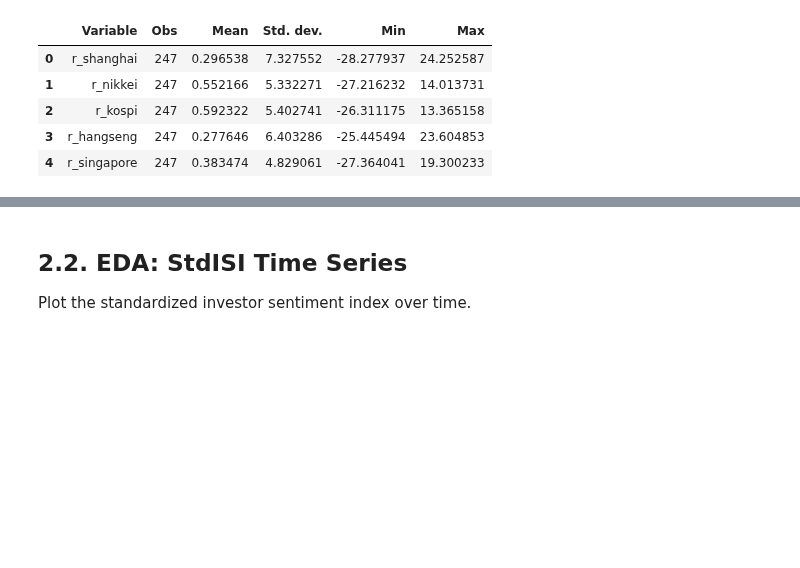
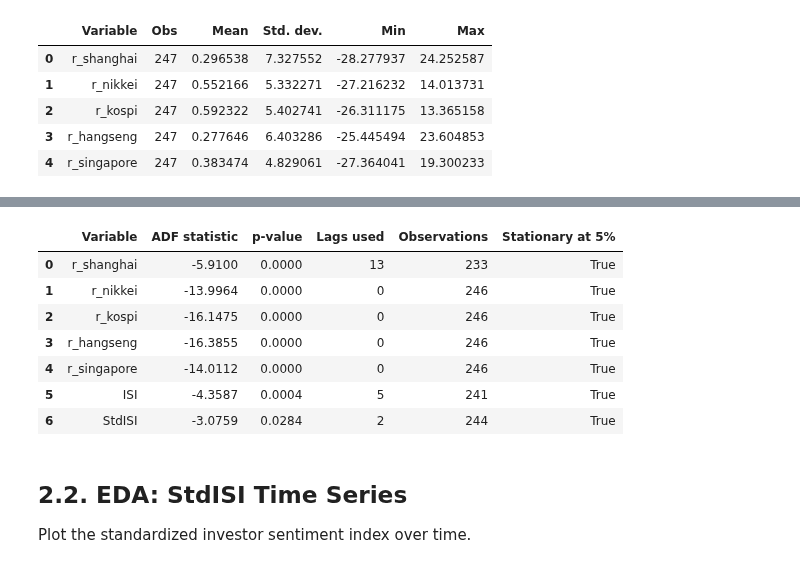
Before and after one commit to yang2094582004-ai/MSIN0114---Dissertation, a Jupyter notebook: Analysis.ipynb, the cells around one changed output, grey strips where cells are left out. Saved outputs shown, nothing was run; the diff lists cells and outputs as text; code cells hidden in the pictures; blank space fills up the shorter version.

```diff
--- a/Analysis.ipynb
+++ b/Analysis.ipynb
@@ -277,3 +282,36 @@ summary_returns
+# %%
+# Augmented Dickey-Fuller stationarity tests.
+def adf_test_table(df, variables):
+    rows = []
+
+    for variable in variables:
+        series = df[variable].replace([np.inf, -np.inf], np.nan).dropna()
+        result = adfuller(series, autolag="AIC")
+
+        rows.append({
+            "Variable": variable,
+            "ADF statistic": result[0],
+            "p-value": result[1],
+            "Lags used": result[2],
+            "Observations": result[3],
+            "Stationary at 5%": result[1] < 0.05
+        })
+
+    return pd.DataFrame(rows)
+
+
+adf_vars = return_vars + [col for col in ["r_sp500", "ISI", "StdISI"] if col in analysis_df.columns and col not in return_vars]
+adf_results = adf_test_table(analysis_df, adf_vars)
+display(adf_results.round({"ADF statistic": 4, "p-value": 4}))
+# %% [output]
+|  | Variable | ADF statistic | p-value | Lags used | Observations | Stationary at 5% |
+| 0 | r_shanghai | -5.9100 | 0.0000 | 13 | 233 | True |
+| 1 | r_nikkei | -13.9964 | 0.0000 | 0 | 246 | True |
+| 2 | r_kospi | -16.1475 | 0.0000 | 0 | 246 | True |
+| 3 | r_hangseng | -16.3855 | 0.0000 | 0 | 246 | True |
+| 4 | r_singapore | -14.0112 | 0.0000 | 0 | 246 | True |
+| 5 | ISI | -4.3587 | 0.0004 | 5 | 241 | True |
+| 6 | StdISI | -3.0759 | 0.0284 | 2 | 244 | True |
 # %% [markdown]
 ## 2.2. EDA: StdISI Time Series
 
```
Also changed, not shown: parts of 7 cells of this notebook, 9 other files.
